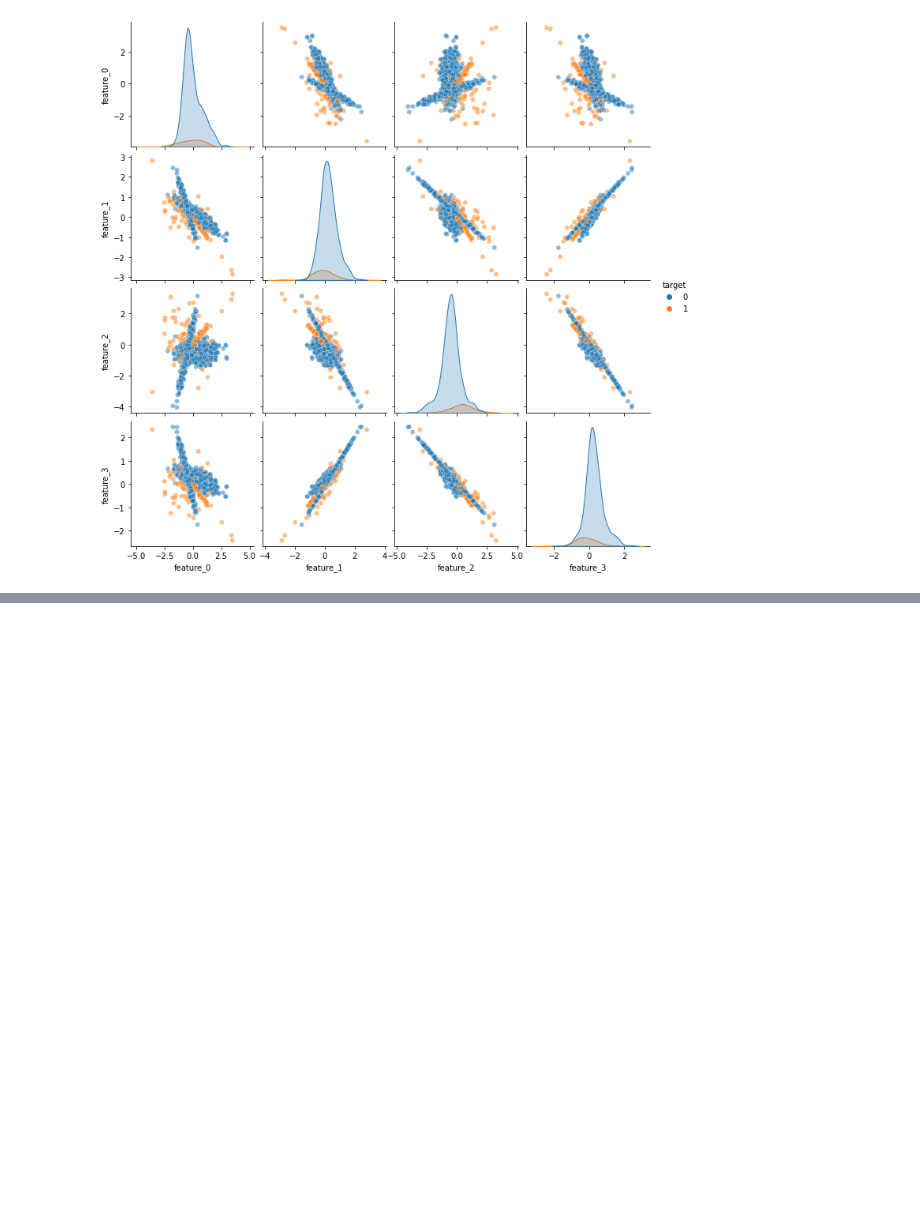
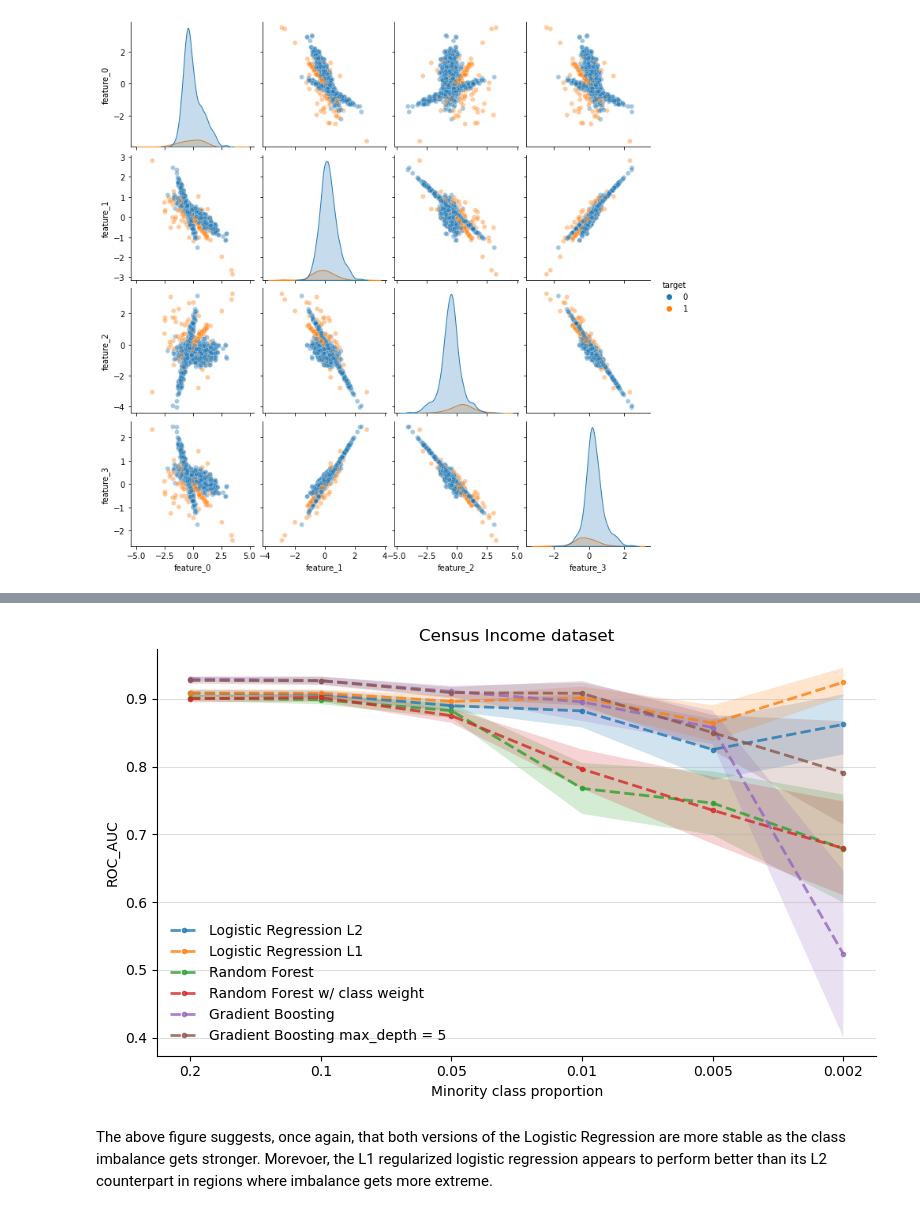
Before and after one commit to pibieta/imbalanced_learning, a Jupyter notebook: notebooks/pablo-baseline-experiment.ipynb, the cells around one changed output, grey strips where cells are left out. Cells and saved outputs as stored; diff of their text form; code cells hidden in the pictures; blank space fills up the shorter version.

```diff
--- a/notebooks/pablo-baseline-experiment.ipynb
+++ b/notebooks/pablo-baseline-experiment.ipynb
@@ -193,4 +122,6 @@ spam_column_names = [
 # %%
 spam_df = pd.read_csv('../data/spambase.data', header = None)
+# Load column names:
+with open('../data/spam_col_names.z', 'rb') as f:
+    spam_column_names = joblib.load(f)
 spam_df.columns = spam_column_names + ['target']
-spam_df.head()
@@ -628,0 +416,21 @@ alpha
+# %%
+metric_4_display = 'roc_auc'
+colors = {'logreg_l2': 'C0',
+          'logreg_l1': 'C1',
+          'rf': 'C2',
+          'rf_2': 'C3',
+          'gb': 'C4',
+          'gb_2': 'C5'}
+f, ax = plt.subplots(dpi = 100, figsize = (8,5))
+for model_name, color in colors.items():
+    plot_metric_evolution(metrics, model_name, metric_4_display= metric_4_display, color = color, ax = ax)
+ax.legend(loc = 'best', frameon = False)
+ax.grid(True, axis = 'y', alpha = 0.4)
+ax.set_ylabel(metric_4_display.upper())
+ax.set_title(f'Census Income dataset')
+clean_ax(ax)
+plt.show()
+# %% [output]
+[figure, added]
+# %% [markdown]
+The above figure suggests, once again, that both versions of the Logistic Regression are more stable as the class imbalance gets stronger. Morevoer, the L1 regularized logistic regression appears to perform better than its L2 counterpart in regions where imbalance gets more extreme.
```
Also changed, not shown: parts of 36 cells of this notebook, 2 other files.
